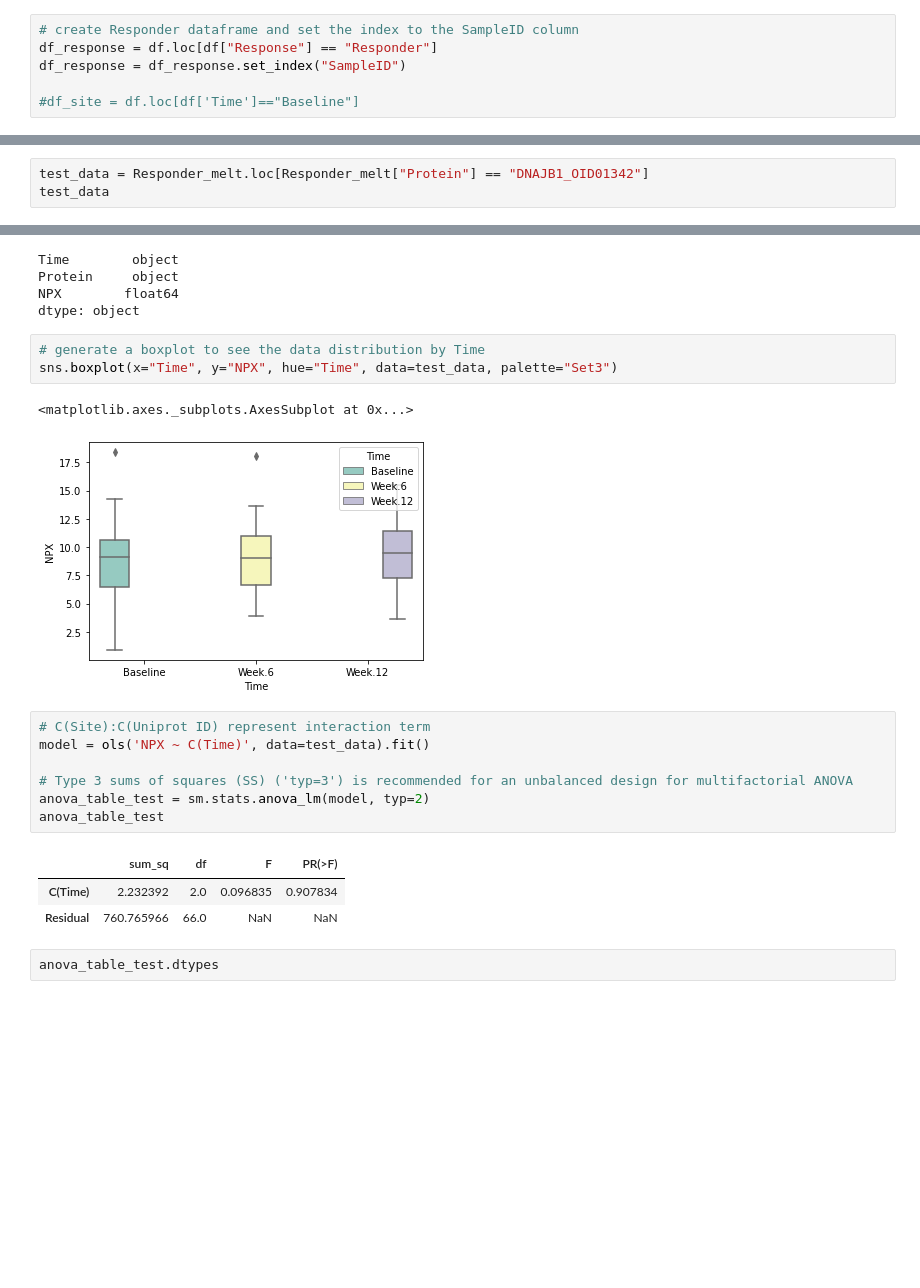
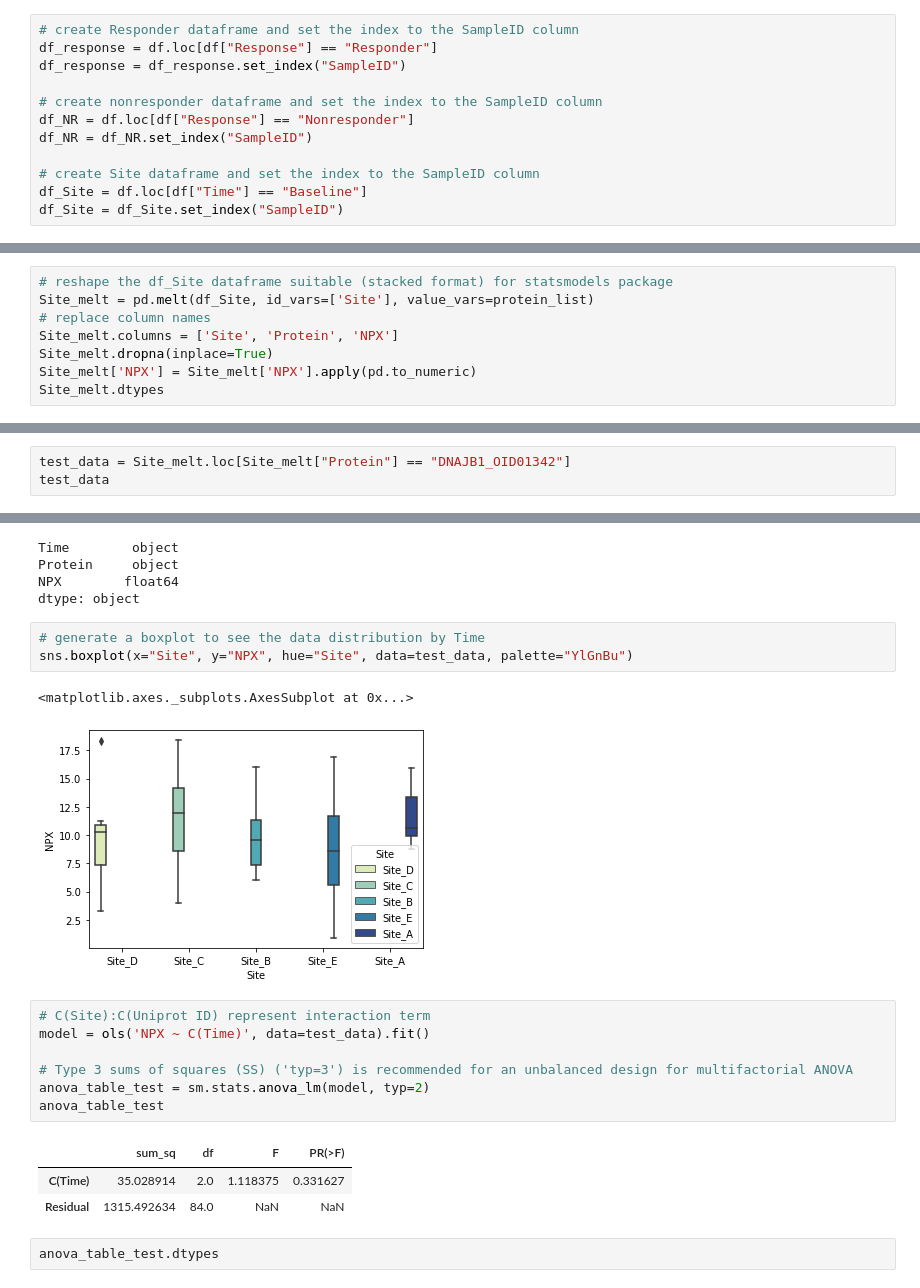
Before and after one commit to chrisbock76/Final_Project, a Jupyter notebook: NewANOVAxProtein.ipynb, the cells around one changed output, grey strips where cells are left out. Drawn from its saved outputs; the diff is of its cells as text; blank space fills up the shorter version.

```diff
--- a/NewANOVAxProtein.ipynb
+++ b/NewANOVAxProtein.ipynb
@@ -28,7 +28,13 @@ df
 df_response = df.loc[df["Response"] == "Responder"]
 df_response = df_response.set_index("SampleID")
 
-#df_site = df.loc[df['Time']=="Baseline"]
+# create nonresponder dataframe and set the index to the SampleID column
+df_NR = df.loc[df["Response"] == "Nonresponder"]
+df_NR = df_NR.set_index("SampleID")
+
+# create Site dataframe and set the index to the SampleID column
+df_Site = df.loc[df["Time"] == "Baseline"]
+df_Site = df_Site.set_index("SampleID")
 # %%
 df_response
 # %% [output]
@@ -83,0 +86,8 @@ Responder_melt
+# %%
+# reshape the df_Site dataframe suitable (stacked format) for statsmodels package
+Site_melt = pd.melt(df_Site, id_vars=['Site'], value_vars=protein_list)
+# replace column names
+Site_melt.columns = ['Site', 'Protein', 'NPX']
+Site_melt.dropna(inplace=True)
+Site_melt['NPX'] = Site_melt['NPX'].apply(pd.to_numeric)
+Site_melt.dtypes
@@ -84,4 +115,4 @@ Responder_melt
 # %%
-test_data = Responder_melt.loc[Responder_melt["Protein"] == "DNAJB1_OID01342"]
+test_data = Site_melt.loc[Site_melt["Protein"] == "DNAJB1_OID01342"]
 test_data
 # %% [output]
@@ -107,10 +142,10 @@ NPX        float64
 dtype: object
 # %%
 # generate a boxplot to see the data distribution by Time
-sns.boxplot(x="Time", y="NPX", hue="Time", data=test_data, palette="Set3")
+sns.boxplot(x="Site", y="NPX", hue="Site", data=test_data, palette="YlGnBu")
 # %% [output]
 <matplotlib.axes._subplots.AxesSubplot at 0x...>
-[figure, old version]
+[figure, new version]
 # %%
 # C(Site):C(Uniprot ID) represent interaction term
 model = ols('NPX ~ C(Time)', data=test_data).fit()
@@ -120,8 +155,8 @@ anova_table_test = sm.stats.anova_lm(model, typ=2)
 anova_table_test
 # %% [output]
 |  | sum_sq | df | F | PR(>F) |
-| C(Time) | 2.232392 | 2.0 | 0.096835 | 0.907834 |
-| Residual | 760.765966 | 66.0 | NaN | NaN |
+| C(Time) | 35.028914 | 2.0 | 1.118375 | 0.331627 |
+| Residual | 1315.492634 | 84.0 | NaN | NaN |
 # %%
 anova_table_test.dtypes
 # %% [output]
```
Also changed, not shown: parts of 7 cells of this notebook.
